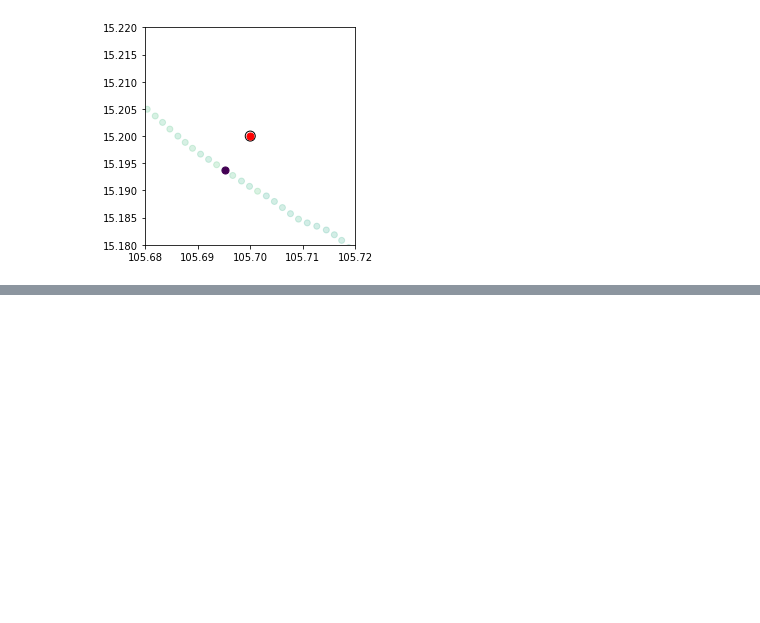
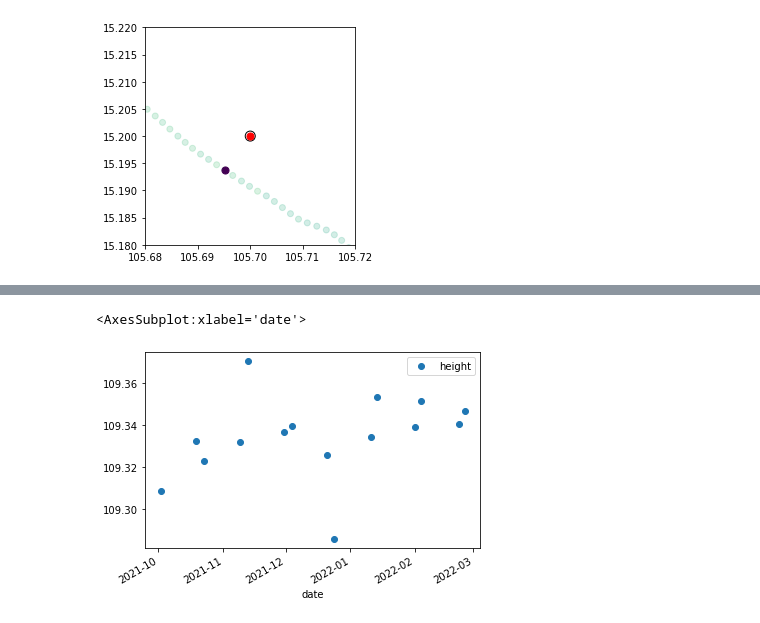
Before and after one commit to pritamd47/SWOT-hackathon-22-adpc, a Jupyter notebook: notebooks/visualize-swot-nodes-reaches.ipynb, the cells around one changed output, grey strips where cells are left out. Drawn from its saved outputs; the diff is of its cells as text; code cells hidden in the pictures; blank space fills up the shorter version.

```diff
--- a/notebooks/visualize-swot-nodes-reaches.ipynb
+++ b/notebooks/visualize-swot-nodes-reaches.ipynb
@@ -98,0 +118,13 @@ get_height(files[1], virtual_station)
+# %%
+# We can now get the time-series
+dates = []
+heights = []
+for fn in files:
+    print(f"Processing {fn}")
+    date, h = get_height(fn, virtual_station, proj_str)
+
+    dates.append(date)
+    heights.append(h)
+
+virtual_station_heights = pd.DataFrame({'date': dates, 'height': heights}).set_index('date')
+virtual_station_heights.head()
@@ -98,0 +156,5 @@ get_height(files[1], virtual_station)
+# %%
+virtual_station_heights.plot(marker='o', linewidth=0)
+# %% [output]
+<AxesSubplot:xlabel='date'>
+[figure, added]
```
Also changed, not shown: parts of 4 cells of this notebook.
